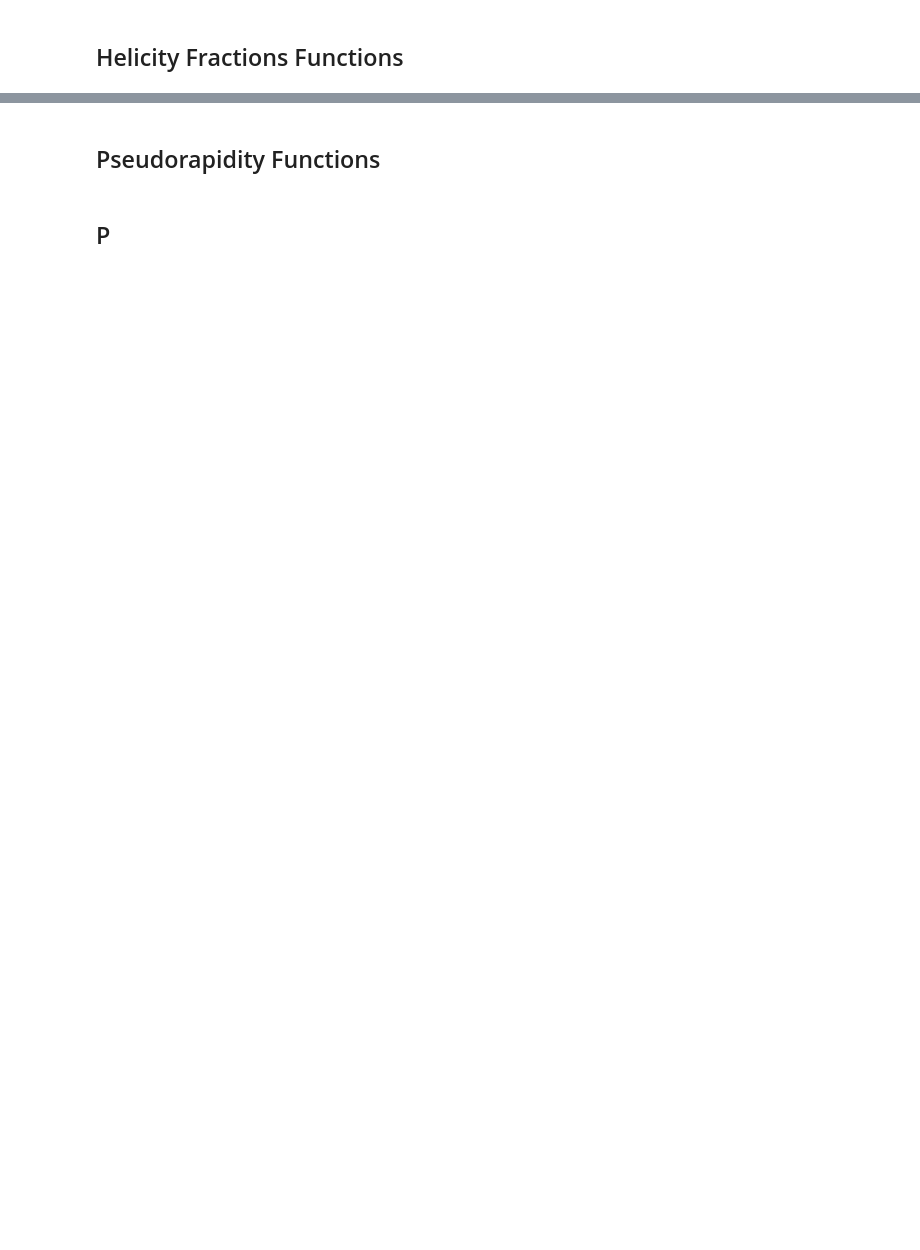
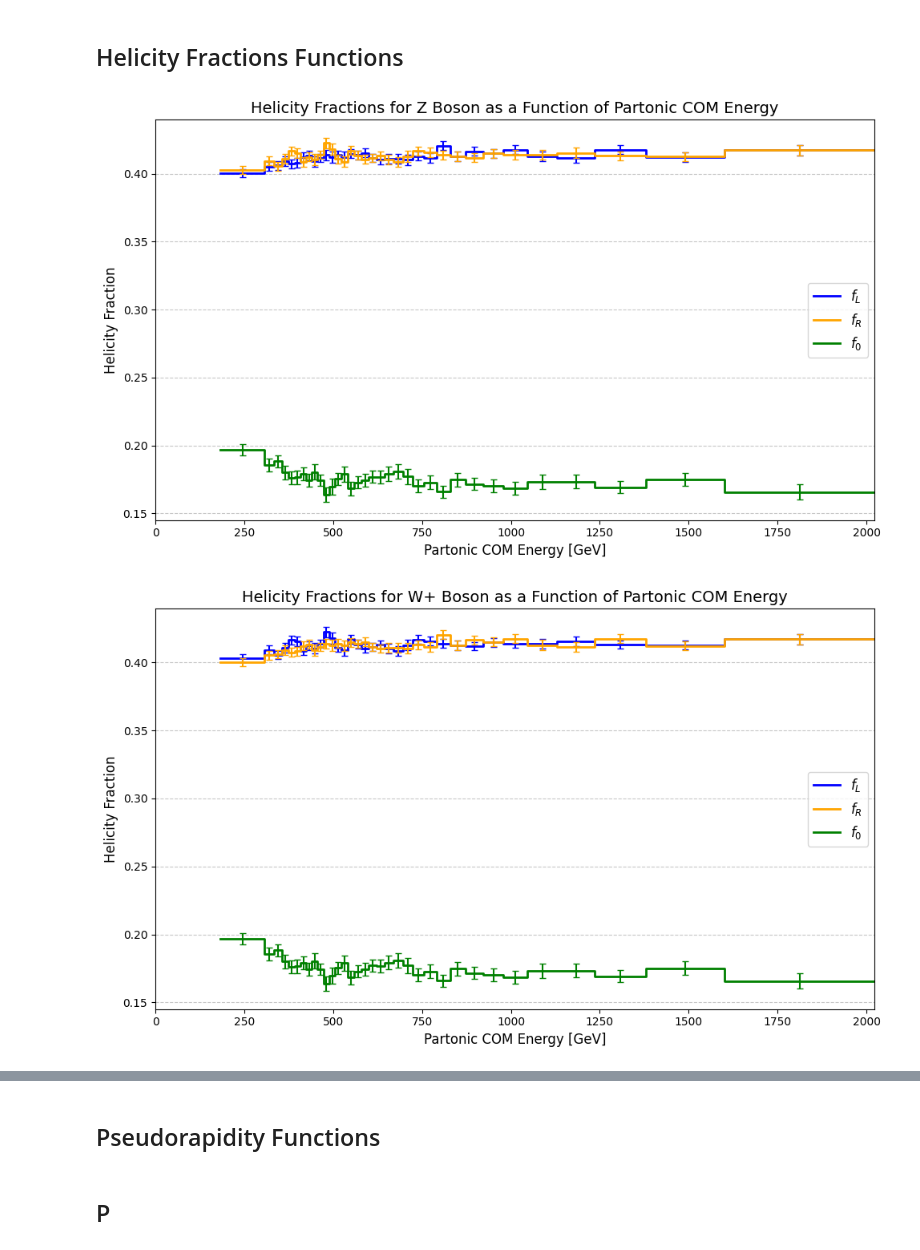
Before and after one commit to Gabriel-HowellBatty/TriBoson, a Jupyter notebook: Polarisation/total pt plot.ipynb, the cells around one changed output, grey strips where cells are left out. Saved outputs shown, nothing was run; the diff lists cells and outputs as text; code cells hidden in the pictures; blank space fills up the shorter version.

```diff
--- a/Polarisation/total pt plot.ipynb
+++ b/Polarisation/total pt plot.ipynb
@@ -203,0 +411,22 @@ def plot_pt_histograms_all_energies(data, boson_type, pt_bin_width=10):
+# %%
+def splitting_function(sorted_leptons):
+    """
+    Splits the sorted_leptons data into 35 bins of approximately equal size.
+
+    Parameters:
+    sorted_leptons (list or array): Input data sorted in ascending order.
+
+    Returns:
+    list of bins: A list containing 35 bins as separate sublists.
+    """
+    # Determine the number of elements in each bin
+    bin_size = len(sorted_leptons) // 35
+    # Create the bins using slicing
+    bins = [sorted_leptons[i * bin_size : (i + 1) * bin_size] for i in range(35)]
+
+    # Check for leftover elements (if the data cannot be divided evenly)
+    leftover = len(sorted_leptons) % 35
+    if leftover:
+        bins[-1].extend(sorted_leptons[-leftover:])  # Add the leftovers to the last bin
+
+    return bins
@@ -203,0 +523,19 @@ def plot_pt_histograms_all_energies(data, boson_type, pt_bin_width=10):
+# %%
+def plot_helicity_fracs(data, boson_type):
+    com_energies = combine_partonic_com_energies(data)
+    angles = combine_decay_angles(data, boson_type)
+    indices = np.argsort(com_energies)
+    sorted_com_energies = com_energies[indices]
+    sorted_angles = angles[indices]
+    lepton_bins = splitting_function(sorted_angles)
+    helicity_fractions_array = [calculate_helicity_fractions_for_bins(i,boson_type)[0] for i in lepton_bins]
+    helicity_fractions_array_e = [calculate_helicity_fractions_for_bins(i,boson_type)[1] for i in lepton_bins]
+    plot_helicity_fraction_steps_with_errors_four_bins(helicity_fractions_array, sorted_com_energies, helicity_fractions_array_e, boson_type)
+    return
+
+plot_helicity_fracs(data, "Z")
+plot_helicity_fracs(data, "W+")
+plot_helicity_fracs(data, "W-")
+# %% [output]
+[figure, added]
+[figure, added]
```
Also changed, not shown: parts of 12 cells of this notebook.
